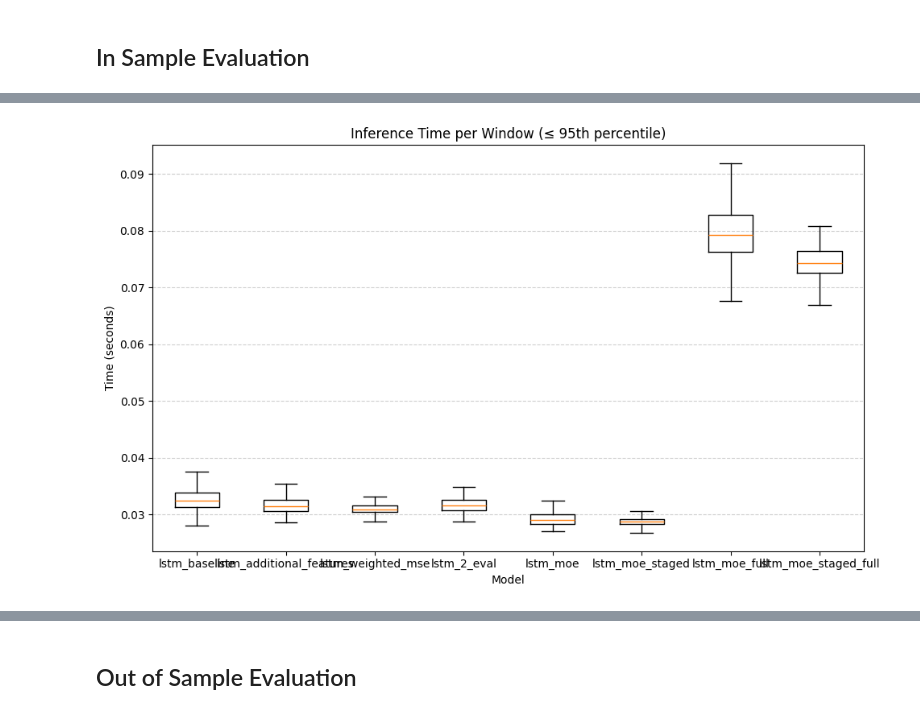
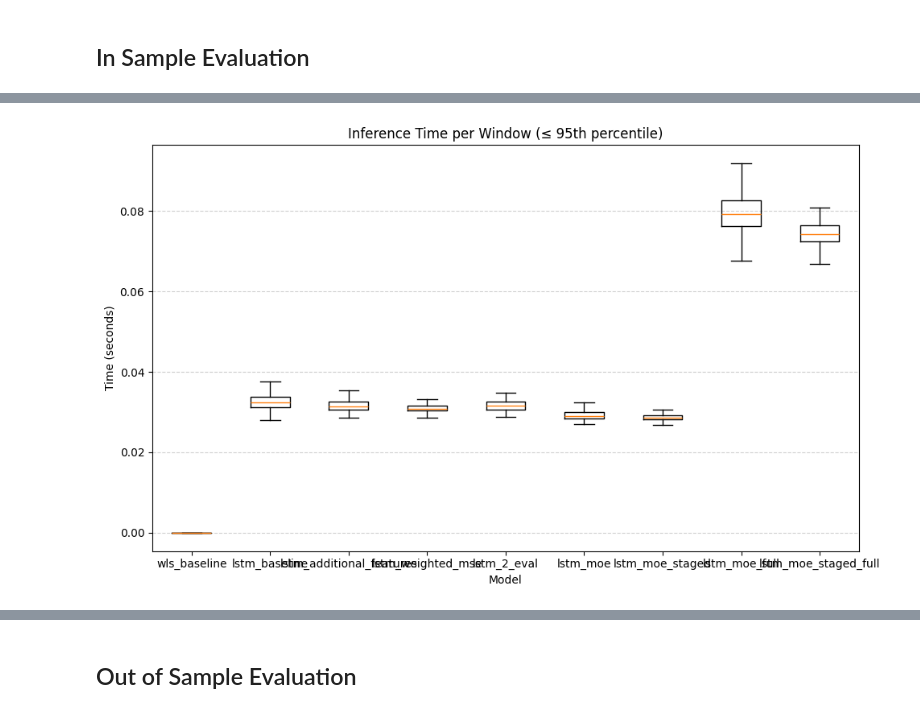
Before and after one commit to mofrui/volatility-analysis, a Jupyter notebook: report.ipynb, the cells around one changed output, grey strips where cells are left out. Cells and saved outputs as stored; diff of their text form; code cells hidden in the pictures.

```diff
--- a/report.ipynb
+++ b/report.ipynb
@@ -642,21 +642,22 @@ for metric in metrics:
 # %%
 # Create a dictionary of DataFrames for each model
 val_dfs = {
+    'wls_baseline': test_df_wls,
     'lstm_baseline': val_df_lstm_baseline,
     'lstm_additional_features': val_df_lstm_features,
     'lstm_weighted_mse': val_df_lstm_weighted_mse,
     'lstm_2_eval': val_df_lstm_2_eval,
     'lstm_moe': val_df_lstm_moe,
     'lstm_moe_staged': val_df_lstm_moe_staged,
     'lstm_moe_full': val_df_lstm_moe_full,
     'lstm_moe_staged_full': val_df_lstm_moe_staged_full
 }
 
 util.plot_side_by_side_inference_boxplots(val_dfs,
                                      inference_col='inference_time',
                                      percentile=95)
 # %% [output]
-[figure, old version]
+[figure, new version]
 # %%
 import matplotlib.pyplot as plt
 
```
Also changed, not shown: parts of 14 cells of this notebook, 2 other files.
